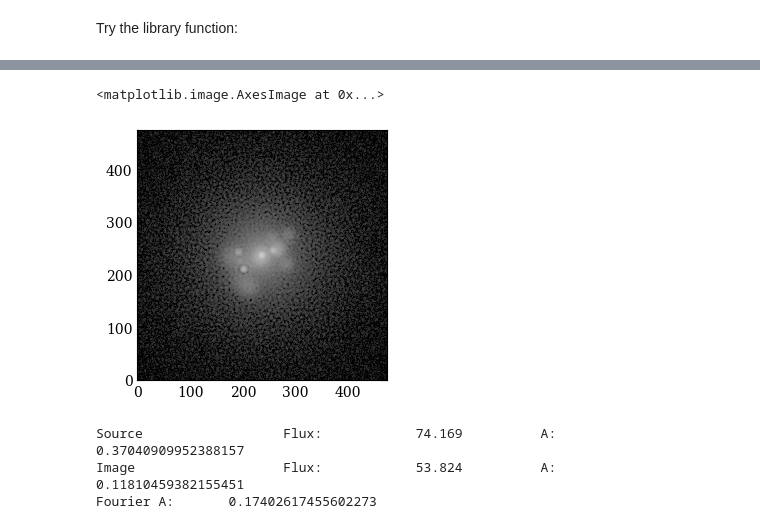
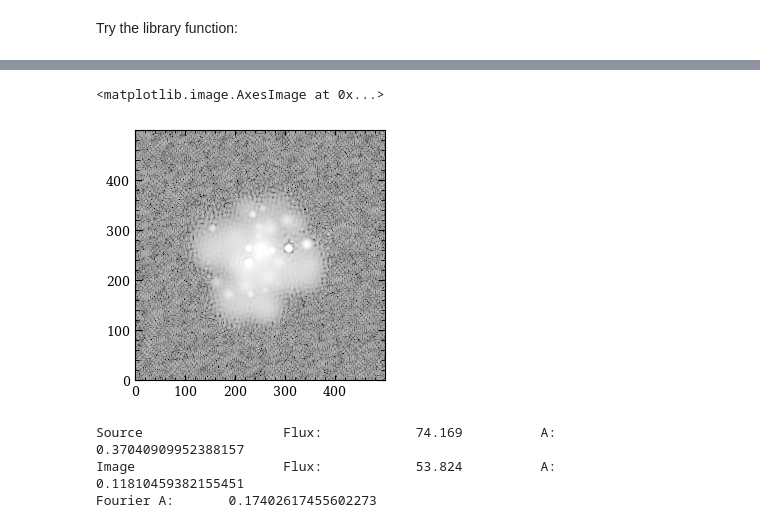
Before and after one commit to astro-nova/asymmetry, a Jupyter notebook: 4 Fourier New.ipynb, the cells around one changed output, grey strips where cells are left out. Saved outputs shown, nothing was run; the diff lists cells and outputs as text; code cells hidden in the pictures.

Commit message:
testing new deconvolution

```diff
--- a/4 Fourier New.ipynb
+++ b/4 Fourier New.ipynb
@@ -97,4 +107,7 @@ sky_mag = 24
 # %% [markdown]
 Generate an example galaxy:
 # %%
-perfect_gal, real_gal, bg = make_perfect_galaxy(pxscale=pxscale, sky_mag=sky_mag, psf_fwhm=psf_fwhm)
+seed = 107#36
+perfect_gal, real_gal_lowres, bg = make_perfect_galaxy(pxscale=pxscale, sky_mag=sky_mag,
+                                                       psf_fwhm=psf_fwhm, seed=seed, perfect_pxscale=perfect_pxscale)
+# err_lowres = np.sqrt(real_gal_lowres + bg**2)
@@ -404,7 +452,7 @@ $
 def recon_new(img_fft, psf_fft, snr):
 
     # Convolve to a nyquist-resolved psf
-    psf_new = Gaussian2DKernel(3, x_size=img_fft.shape[1], y_size=img_fft.shape[0])
+    psf_new = Gaussian2DKernel(3*gaussian_fwhm_to_sigma, x_size=img_fft.shape[1], y_size=img_fft.shape[0])
     psf_new_fft = fft.fft2(fft.ifftshift(psf_new.array), norm='backward')
 
     # H_sq = np.power((np.abs(psf_new_fft) + 1/snr), 2) / np.power((np.abs(psf_fft) + 1/snr), 2)
@@ -413,10 +461,22 @@ def recon_new(img_fft, psf_fft, snr):
     # sky_fft = fft.fft2(np.random.normal(loc=0, scale=sky, size=real_gal.shape), norm=norm)
     # snr_gauss = img_fft/sky_fft
 
-    H = (psf_new_fft + 1/snr) / (psf_fft + 1/snr)
+    # H = (psf_new_fft + 1/snr) / (psf_fft + 1/snr)
 
+    snr_sq = np.abs(snr)**2
+    psf_sq = np.abs(psf_fft)**2
+
+    # snr_sq = uniform_filter(snr_sq, 5)
+
+    H = (np.conj(psf_fft)*psf_new_fft + 1/snr_sq) / (psf_sq + 1/snr_sq)
+    # H = uniform_filter(H, 5, mode='wrap')
     # H = (1 + 1/snr) / (psf_fft + 1/snr)
-    # H = 1/(psf_fft + 1e-11)
+    # H = 1/(psf_fft + 1e-5)
+
+    # H[50:-50, :] = 0
+    # H[:,50:-50] = 0
+
+    # H = 1/(psf_fft + 1/snr)
     img_corr = img_fft * H
 
     return img_corr, H
@@ -468,7 +528,7 @@ Try different transforms and look at the reconstruction
 # %% [markdown]
 ### Calculate different transforms
 # %%
-def _fit_snr(img_fft, noise_fft, psf_fft, snr_thresh=3, quant_thresh=0.8):
+def _fit_snr(img_fft, noise_fft, psf_fft, snr_thresh=3, quant_thresh=0.9, recon_type='new'):
     """Given an FFT of an image and a noise level, estimate SNR(omega)
     by interpolating high SNR regions and setting high-frequency SNR to 1k less than SNR max.
     """
@@ -483,7 +543,7 @@ def _fit_snr(img_fft, noise_fft, psf_fft, snr_thresh=3, quant_thresh=0.8):
 
     # Calculate from the image SNR
     snr_med = np.median(np.abs(snr_fft))
-    snr_min = np.min([np.log10(np.max(snr_fft))-4, np.log10(snr_med)])  # Minimum SNR is 1000 times dimmer than the center
+    snr_min = np.min([np.log10(np.max(snr_fft))-5, np.log10(snr_med)])  # Minimum SNR is 1000 times dimmer than the center
 
     # Only look at one quarter of the array (FFT is reflected along x and y)
     xc = int(img_fft.shape[0]/2)
@@ -537,6 +597,12 @@ def _fit_snr(img_fft, noise_fft, psf_fft, snr_thresh=3, quant_thresh=0.8):
 
 
     # Correct the SNR by the PSF
-    fit_snr = fit_snr / (psf_fft + 1/fit_snr )
+    #fit_snr = fit_snr / (psf_fft + 1/fit_snr )
 
-    return fit_snr
+    if recon_type == 'new':
+        fit_snr = recon_new(fit_snr, psf_fft, fit_snr)[0]
+    elif recon_type == 'wiener':
+        fit_snr = recon_wiener(fit_snr, psf_fft, fit_snr)[0]
+    # fit_snr * (np.conj(psf_fft) + 1/fit_snr**2) / (np.abs(psf_fft)**2 + 1/fit_snr**2)
+
+    return np.abs(fit_snr)
@@ -682,11 +898,11 @@ Try the library function:
 # %%
 from asymmetry import fourier_deconvolve, _fit_snr
 
-image_deconv = fourier_deconvolve(real_gal, psf, sky, True)
-plt.imshow(-2.5*np.log10(np.abs(image_deconv)/pxscale**2)+33, vmin=17, vmax=30, cmap='gray_r')
+image_deconv = fourier_deconvolve(real_gal, psf, err, True)
+plt.imshow(-2.5*np.log10(np.abs(image_deconv)/perfect_pxscale**2)+38, vmin=17, vmax=30, cmap='gray_r')
 # %% [output]
 <matplotlib.image.AxesImage at 0x...>
-[figure, old version]
+[figure, new version]
 # %%
 true_a = get_a_nofft(perfect_gal, True)
 img_a = get_a_nofft(real_gal, True)
```
Also changed, not shown: parts of 23 cells of this notebook.
